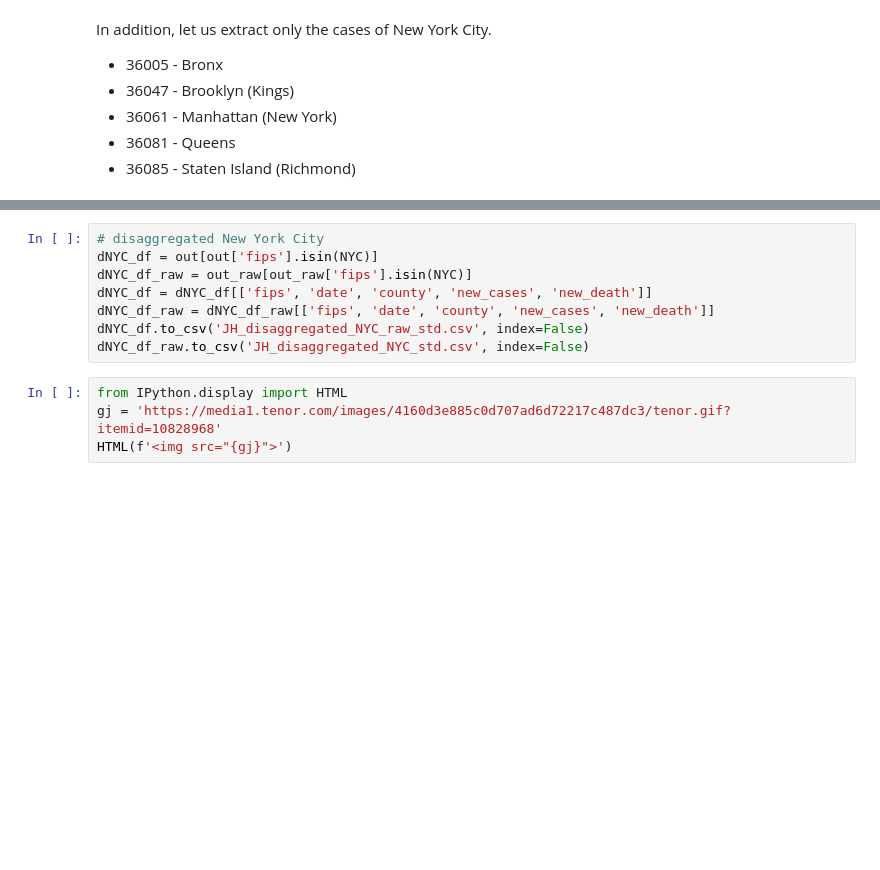
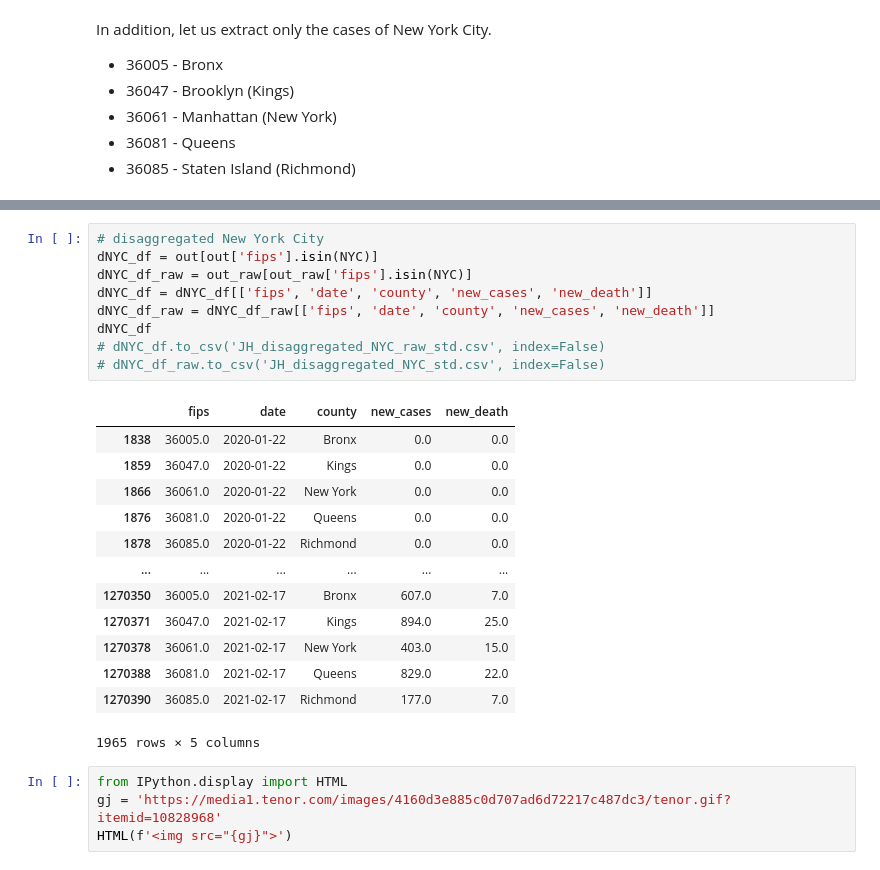
Before and after one commit to DLab/PoC-NY-data, a Jupyter notebook: testing/JH_US_and_NYC/JH_US.ipynb, the cells around one changed output, grey strips where cells are left out. Drawn from its saved outputs; the diff is of its cells as text; blank space fills up the shorter version.

```diff
--- a/testing/JH_US_and_NYC/JH_US.ipynb
+++ b/testing/JH_US_and_NYC/JH_US.ipynb
@@ -214,11 +255,26 @@ NYC_df.to_csv('JH_NYC_std.csv', index=False)
 # %%
 # disaggregated New York City
 dNYC_df = out[out['fips'].isin(NYC)]
 dNYC_df_raw = out_raw[out_raw['fips'].isin(NYC)]
 dNYC_df = dNYC_df[['fips', 'date', 'county', 'new_cases', 'new_death']]
 dNYC_df_raw = dNYC_df_raw[['fips', 'date', 'county', 'new_cases', 'new_death']]
-dNYC_df.to_csv('JH_disaggregated_NYC_raw_std.csv', index=False)
-dNYC_df_raw.to_csv('JH_disaggregated_NYC_std.csv', index=False)
+dNYC_df
+# dNYC_df.to_csv('JH_disaggregated_NYC_raw_std.csv', index=False)
+# dNYC_df_raw.to_csv('JH_disaggregated_NYC_std.csv', index=False)
+# %% [output]
+|  | fips | date | county | new_cases | new_death |
+| 1838 | 36005.0 | 2020-01-22 | Bronx | 0.0 | 0.0 |
+| 1859 | 36047.0 | 2020-01-22 | Kings | 0.0 | 0.0 |
+| 1866 | 36061.0 | 2020-01-22 | New York | 0.0 | 0.0 |
+| 1876 | 36081.0 | 2020-01-22 | Queens | 0.0 | 0.0 |
+| 1878 | 36085.0 | 2020-01-22 | Richmond | 0.0 | 0.0 |
+| ... | ... | ... | ... | ... | ... |
+| 1270350 | 36005.0 | 2021-02-17 | Bronx | 607.0 | 7.0 |
+| 1270371 | 36047.0 | 2021-02-17 | Kings | 894.0 | 25.0 |
+| 1270378 | 36061.0 | 2021-02-17 | New York | 403.0 | 15.0 |
+| 1270388 | 36081.0 | 2021-02-17 | Queens | 829.0 | 22.0 |
+| 1270390 | 36085.0 | 2021-02-17 | Richmond | 177.0 | 7.0 |
+1965 rows × 5 columns
 # %%
 from IPython.display import HTML
 gj = 'https://media1.tenor.com/images/4160d3e885c0d707ad6d72217c487dc3/tenor.gif?itemid=10828968'
```
Also changed, not shown: parts of 6 cells of this notebook, 7 other files.
